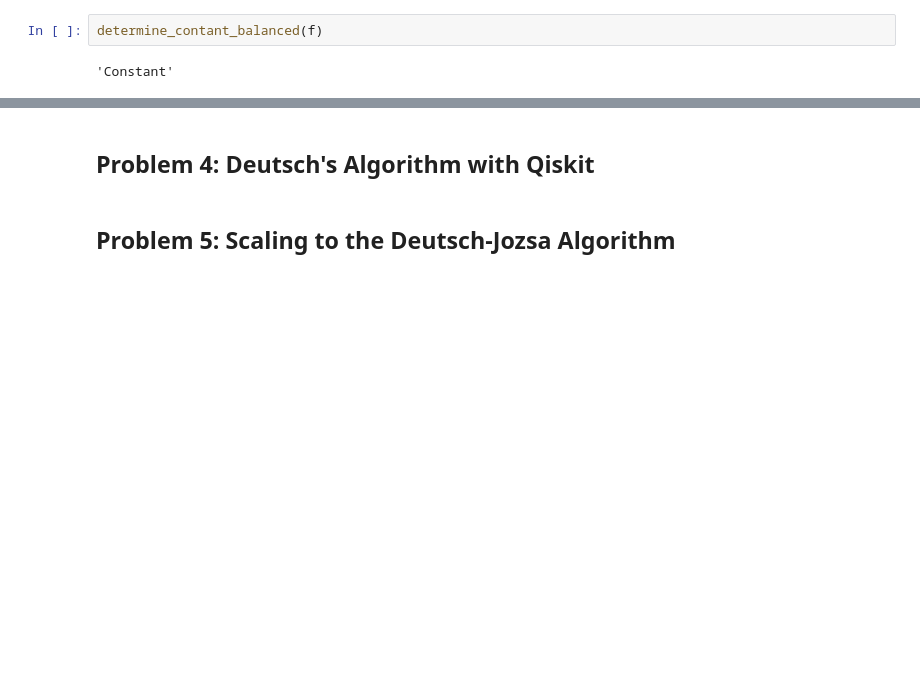
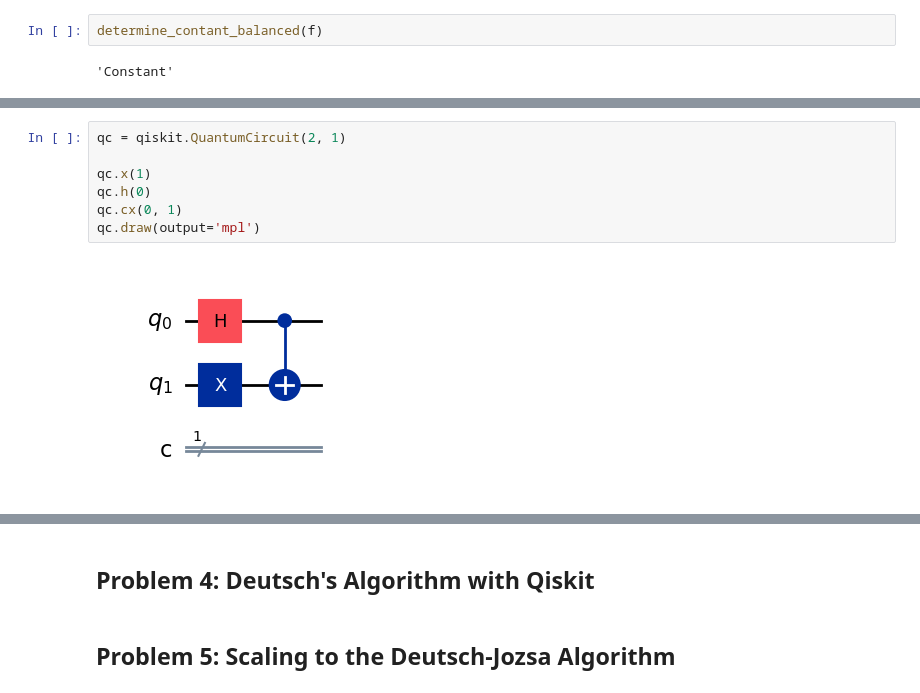
Before and after one commit to G00394925/emerging-technologies, a Jupyter notebook: problems.ipynb, the cells around one changed output, grey strips where cells are left out. Saved outputs shown, nothing was run; the diff lists cells and outputs as text; blank space fills up the shorter version.

```diff
--- a/problems.ipynb
+++ b/problems.ipynb
@@ -176,0 +187,9 @@ determine_contant_balanced(f)
+# %%
+qc = qiskit.QuantumCircuit(2, 1)
+
+qc.x(1)
+qc.h(0)
+qc.cx(0, 1)
+qc.draw(output='mpl')
+# %% [output]
+[figure, added]
```
Also changed, not shown: parts of 7 cells of this notebook, 1 other file.
